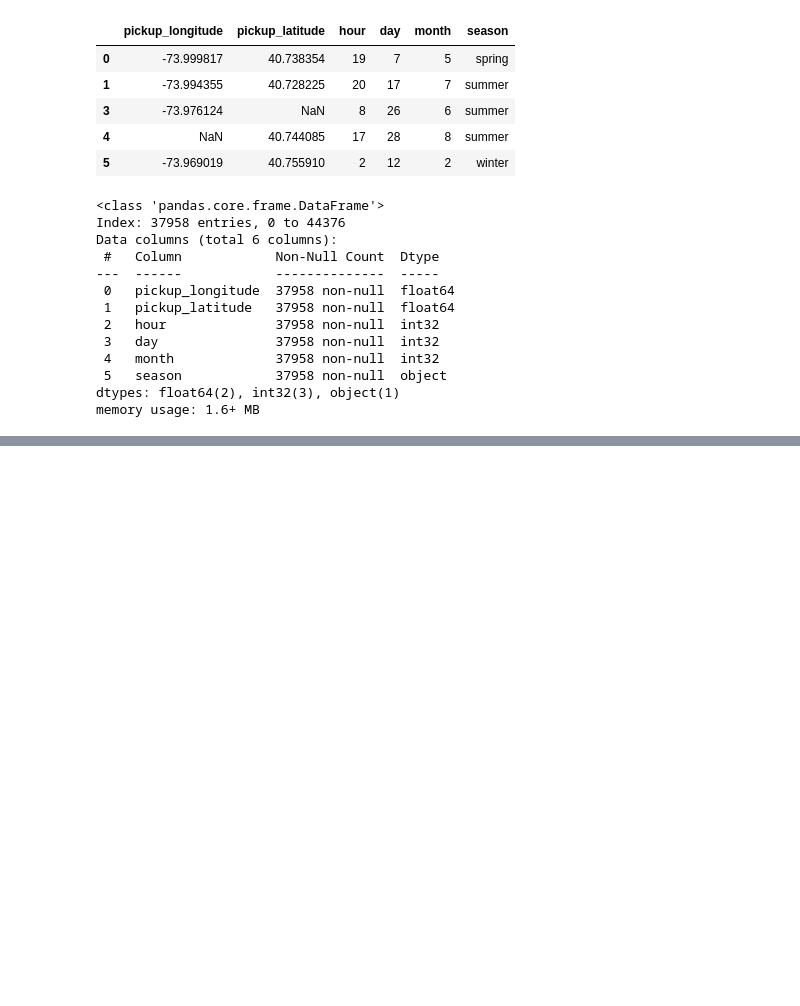
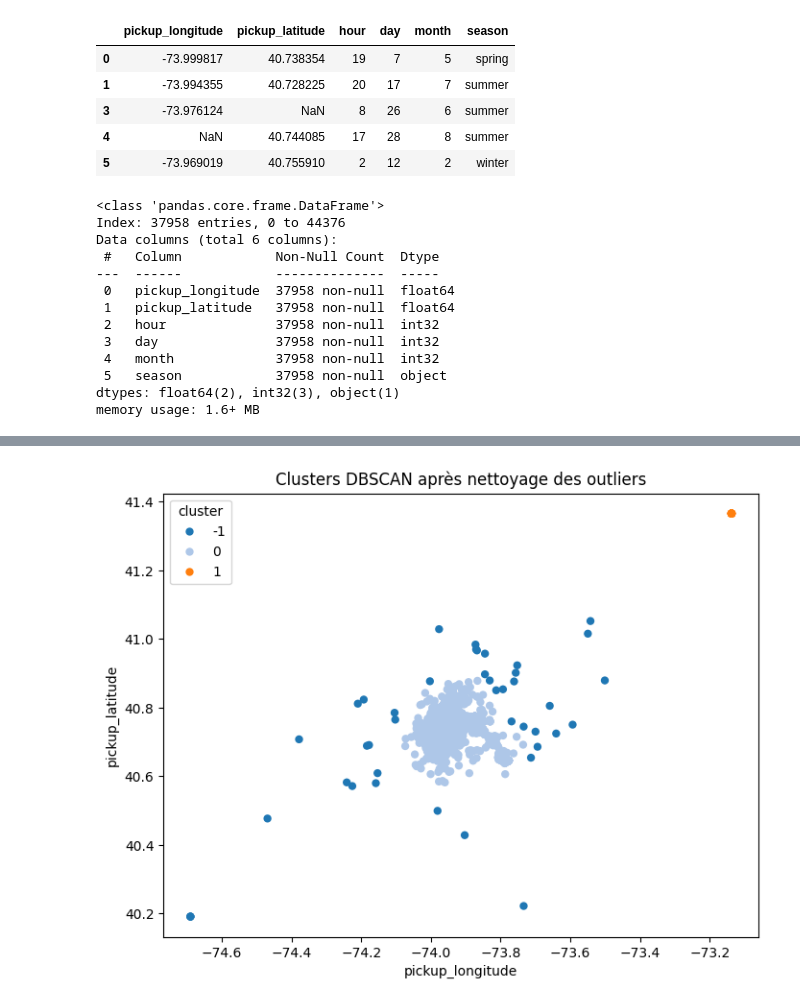
Before and after one commit to Dragon1253/ML-mini-projet, a Jupyter notebook: uber.ipynb, the cells around one changed output, grey strips where cells are left out. Cells and saved outputs as stored; diff of their text form; code cells hidden in the pictures; blank space fills up the shorter version.

Commit message:
ajout du model DBSCAN pour l'identification des zones actives

```diff
--- a/uber.ipynb
+++ b/uber.ipynb
@@ -131,0 +182,15 @@ memory usage: 1.6+ MB
+# %%
+
+
+X = df[['pickup_longitude', 'pickup_latitude']].values
+
+db = DBSCAN(eps=0.04, min_samples=10).fit(X)
+df['cluster'] = db.labels_
+# %%
+plt.figure(figsize=(8,6))
+sns.scatterplot(data=df, x='pickup_longitude', y='pickup_latitude',
+                hue='cluster', palette='tab20', linewidth=0)
+plt.title("Clusters DBSCAN après nettoyage des outliers")
+plt.show()
+# %% [output]
+[figure, added]
```
Also changed, not shown: parts of 20 cells of this notebook.
